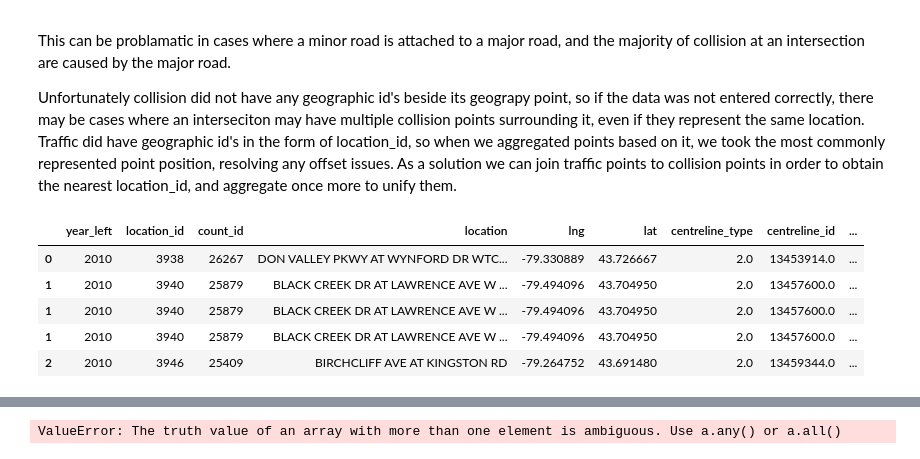
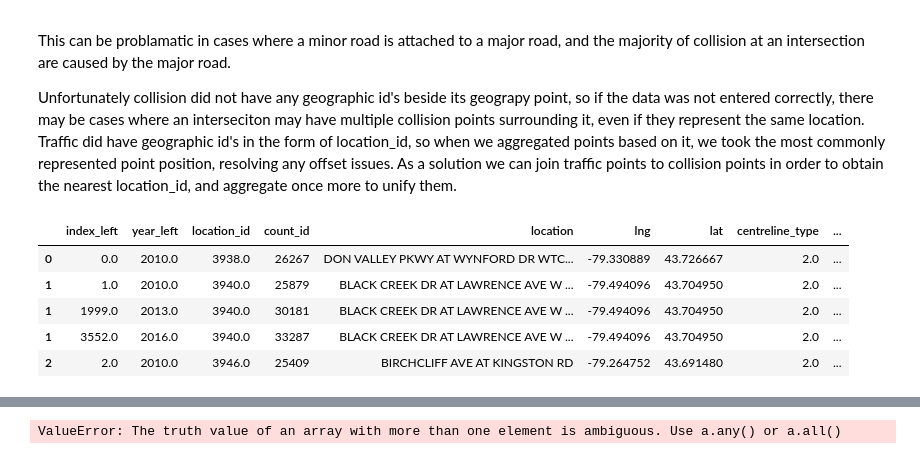
Before and after one commit to naorella/GIS_Showcase, a Jupyter notebook: template.ipynb, the cells around one changed output, grey strips where cells are left out. Cells and saved outputs as stored; diff of their text form; code cells hidden in the pictures.

```diff
--- a/template.ipynb
+++ b/template.ipynb
@@ -202,12 +208,12 @@ As a solution we can join traffic points to collision points in order to obtain
 to unify them.
 # %%
 #unifying collision points
-collisions_with_traffic= traffic_26917.sjoin_nearest(collision_26917,how='inner', max_distance=10)
+collisions_with_traffic= traffic_26917.sjoin_nearest(collision_26917,how='right', max_distance=10)
 collisions_with_traffic.head()
 # %% [output]
-|  | year_left | location_id | count_id | location | lng | lat | centreline_type | centreline_id | ... |
-| 0 | 2010 | 3938 | 26267 | DON VALLEY PKWY AT WYNFORD DR WTC... | -79.330889 | 43.726667 | 2.0 | 13453914.0 | ... |
-| 1 | 2010 | 3940 | 25879 | BLACK CREEK DR AT LAWRENCE AVE W ... | -79.494096 | 43.704950 | 2.0 | 13457600.0 | ... |
-| 1 | 2010 | 3940 | 25879 | BLACK CREEK DR AT LAWRENCE AVE W ... | -79.494096 | 43.704950 | 2.0 | 13457600.0 | ... |
-| 1 | 2010 | 3940 | 25879 | BLACK CREEK DR AT LAWRENCE AVE W ... | -79.494096 | 43.704950 | 2.0 | 13457600.0 | ... |
-| 2 | 2010 | 3946 | 25409 | BIRCHCLIFF AVE AT KINGSTON RD | -79.264752 | 43.691480 | 2.0 | 13459344.0 | ... |
+|  | index_left | year_left | location_id | count_id | location | lng | lat | centreline_type | ... |
+| 0 | 0.0 | 2010.0 | 3938.0 | 26267 | DON VALLEY PKWY AT WYNFORD DR WTC... | -79.330889 | 43.726667 | 2.0 | ... |
+| 1 | 1.0 | 2010.0 | 3940.0 | 25879 | BLACK CREEK DR AT LAWRENCE AVE W ... | -79.494096 | 43.704950 | 2.0 | ... |
+| 1 | 1999.0 | 2013.0 | 3940.0 | 30181 | BLACK CREEK DR AT LAWRENCE AVE W ... | -79.494096 | 43.704950 | 2.0 | ... |
+| 1 | 3552.0 | 2016.0 | 3940.0 | 33287 | BLACK CREEK DR AT LAWRENCE AVE W ... | -79.494096 | 43.704950 | 2.0 | ... |
+| 2 | 2.0 | 2010.0 | 3946.0 | 25409 | BIRCHCLIFF AVE AT KINGSTON RD | -79.264752 | 43.691480 | 2.0 | ... |
```
Also changed, not shown: parts of 7 cells of this notebook.
